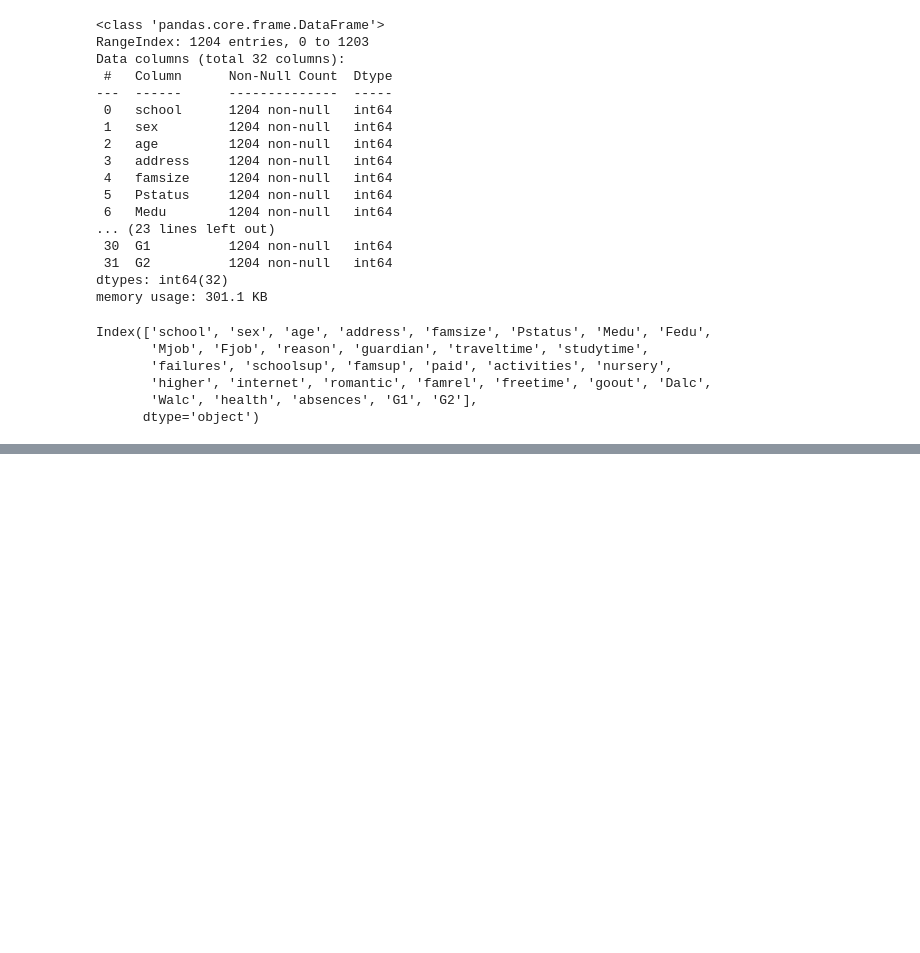
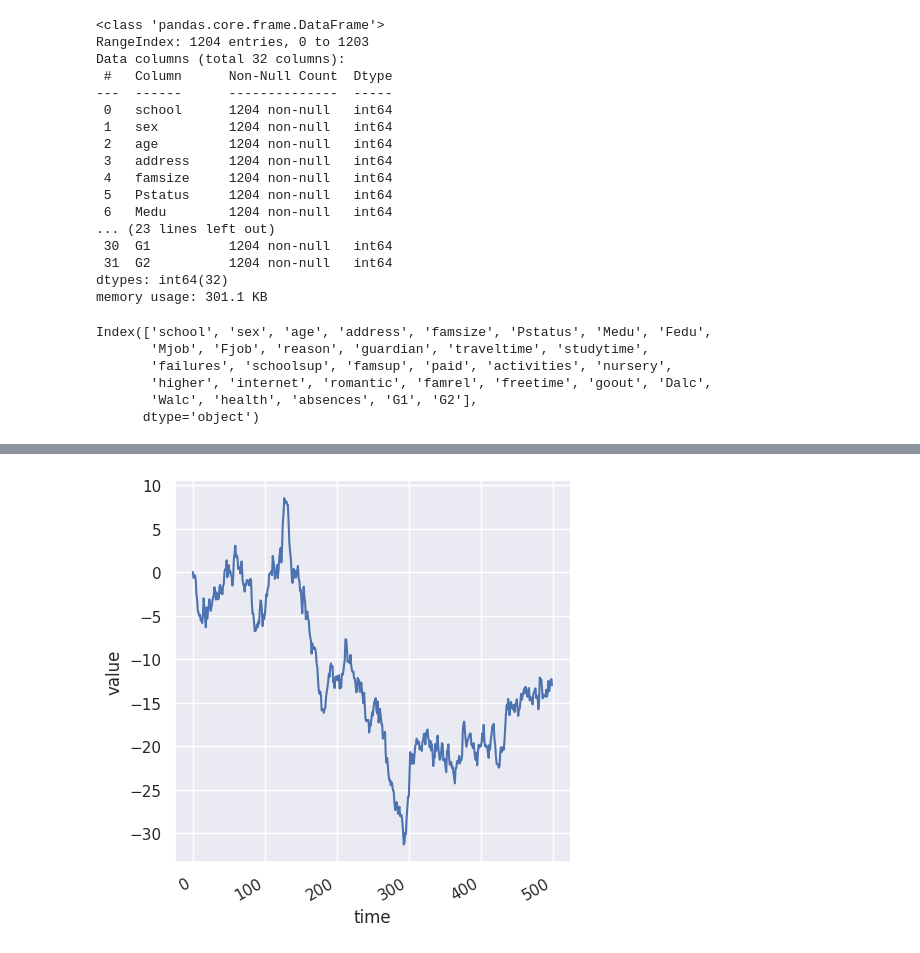
Before and after one commit to RedBatProject/Sea-Born, a Jupyter notebook: SeaBorn.ipynb, the cells around one changed output, grey strips where cells are left out. Drawn from its saved outputs; the diff is of its cells as text; code cells hidden in the pictures; blank space fills up the shorter version.

```diff
--- a/SeaBorn.ipynb
+++ b/SeaBorn.ipynb
@@ -60,0 +69,7 @@ plt.savefig('/content/j.jpg')
+# %%
+df = pd.DataFrame(dict(time=np.arange(500),
+                       value=np.random.randn(500).cumsum()))
+g = sns.relplot(x="time", y="value", kind="line", data=df)
+g.figure.autofmt_xdate()
+# %% [output]
+[figure, added]
```
Also changed, not shown: parts of 29 cells of this notebook.
